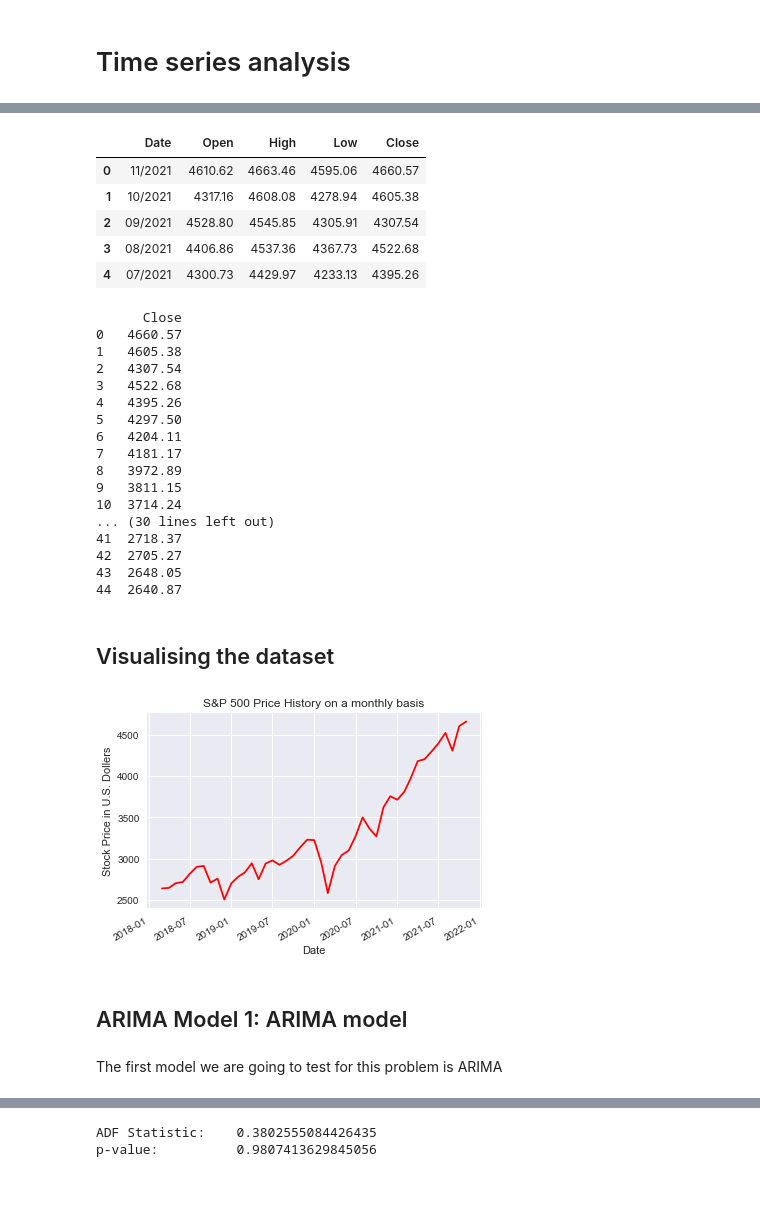
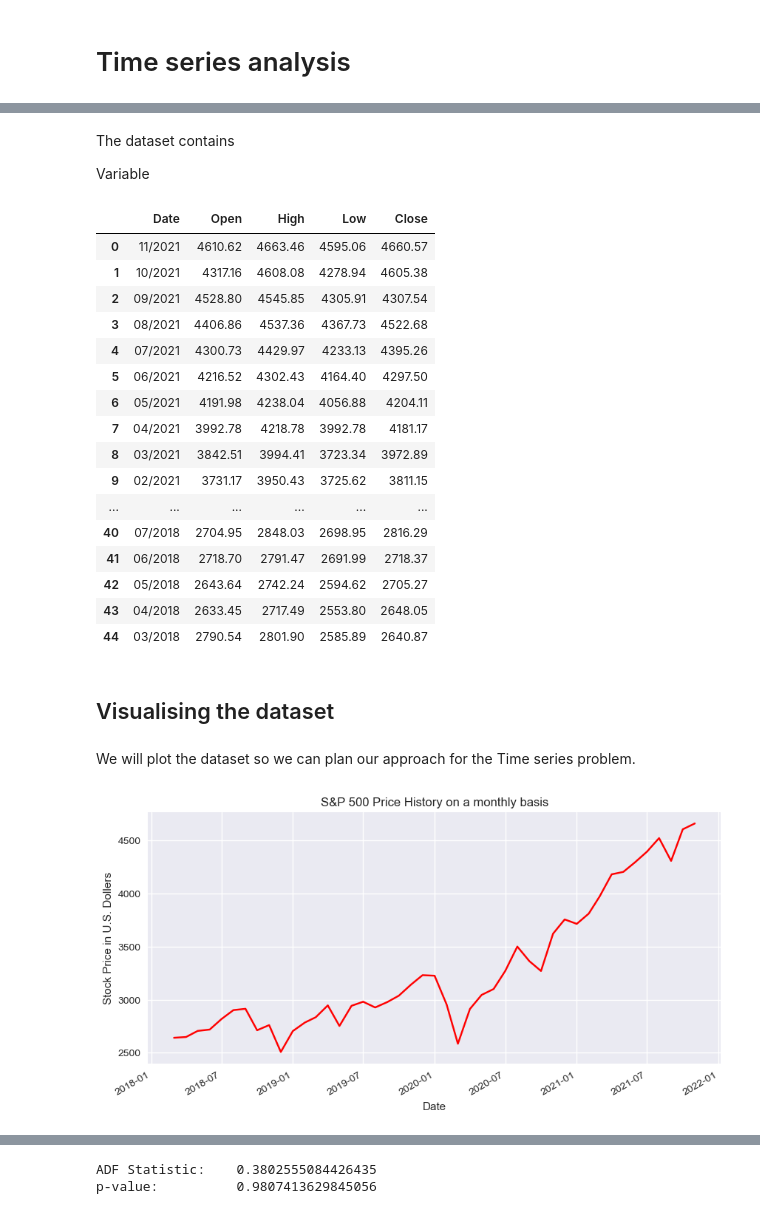
Before and after one commit to Ciaran-Carroll/college, a Jupyter notebook: Time Series Analysis.ipynb, the cells around one changed output, grey strips where cells are left out. Drawn from its saved outputs; the diff is of its cells as text; code cells hidden in the pictures; blank space fills up the shorter version.

```diff
--- a/Time Series Analysis.ipynb
+++ b/Time Series Analysis.ipynb
@@ -47,3 +43,8 @@ Variable
+# %% [markdown]
+The dataset contains
+
+
+Variable
 # %%
 ## Importing the pandas library which is useful for reading,
 ## manipulating and analysising data
@@ -54,7 +55,7 @@ import pandas as pd
 SP_500 = pd.read_csv('SaP_500_3yrs_Monthly.csv')
 
 # Shows us the first 5 Rows in the 'SP_500' Dataframe
-SP_500.head()
+SP_500.head(50)
 # %% [output]
 |  | Date | Open | High | Low | Close |
 | 0 | 11/2021 | 4610.62 | 4663.46 | 4595.06 | 4660.57 |
@@ -62,31 +63,25 @@ SP_500.head()
 | 2 | 09/2021 | 4528.80 | 4545.85 | 4305.91 | 4307.54 |
 | 3 | 08/2021 | 4406.86 | 4537.36 | 4367.73 | 4522.68 |
 | 4 | 07/2021 | 4300.73 | 4429.97 | 4233.13 | 4395.26 |
+| 5 | 06/2021 | 4216.52 | 4302.43 | 4164.40 | 4297.50 |
+| 6 | 05/2021 | 4191.98 | 4238.04 | 4056.88 | 4204.11 |
+| 7 | 04/2021 | 3992.78 | 4218.78 | 3992.78 | 4181.17 |
+| 8 | 03/2021 | 3842.51 | 3994.41 | 3723.34 | 3972.89 |
+| 9 | 02/2021 | 3731.17 | 3950.43 | 3725.62 | 3811.15 |
+| ... | ... | ... | ... | ... | ... |
+| 40 | 07/2018 | 2704.95 | 2848.03 | 2698.95 | 2816.29 |
+| 41 | 06/2018 | 2718.70 | 2791.47 | 2691.99 | 2718.37 |
+| 42 | 05/2018 | 2643.64 | 2742.24 | 2594.62 | 2705.27 |
+| 43 | 04/2018 | 2633.45 | 2717.49 | 2553.80 | 2648.05 |
+| 44 | 03/2018 | 2790.54 | 2801.90 | 2585.89 | 2640.87 |
 # %%
 ## Remove all the columns in 'SP_500' DataFrame except
 ## the 'Close' column  which is useful for plotting the data
 SP_500_Close = SP_500[['Close']].dropna()
-print(SP_500_Close)
-# %% [output]
-      Close
-0   4660.57
-1   4605.38
-2   4307.54
-3   4522.68
-4   4395.26
-5   4297.50
-6   4204.11
-7   4181.17
-8   3972.89
-9   3811.15
-10  3714.24
-... (30 lines left out)
-41  2718.37
-42  2705.27
-43  2648.05
-44  2640.87
 # %% [markdown]
 ## Visualising the dataset
+# %% [markdown]
+We will plot the dataset so we can plan our approach for the Time series problem.
 # %%
 ## Draw a plot of the S&P 50 data
 from matplotlib import pyplot as plt
@@ -109,37 +104,32 @@ Plotting_SP_500 = pd.DataFrame(SP_500, columns = ['Date', 'Close'])
 Plotting_SP_500_Profit = SP_500.iloc[:, -1].values
 Plotting_SP_500_Profit = Plotting_SP_500_Profit[::-1]
 
 ## Creates a Variable 'Plotting_SP_500_Date' which contains all the
 ## dates assosiated with the closing price in the
 ## 'Plotting_SP_500_Profit' variable created above.
 ## This new variables content also need to be reversed
 ## in order to align properly with the above variable.
 Plotting_SP_500_Date = SP_500.iloc[:, 0].values
 Plotting_SP_500_Date = Plotting_SP_500_Date[::-1]
 
 ## Converts the content in the 'Plotting_SP_500_Date' variable to
 ## datetime. This is needed for the 'autofmt_xdate()' function
 ## used to make the plot of the dataset more readable.
 Plotting_SP_500_Date = pd.to_datetime(Plotting_SP_500_Date)
 
 ## Creates a new Dateframe to store only the content needed to
 ## plot the dataset.
 Plot_for_SP_500 = pd.DataFrame(Plotting_SP_500_Profit, Plotting_SP_500_Date)
 
 ## Using the 'matplotlib' libriary to plot the dataset
-plt.figure('S&P 500 Price History')
+plt.figure(figsize=(10,5), dpi=100)
 plt.title('S&P 500 Price History on a monthly basis')
 plt.xlabel('Date')
 plt.ylabel('Stock Price in U.S. Dollers')
 plt.grid(True)
 plt.plot(Plot_for_SP_500, color = 'red')
 plt.gcf().autofmt_xdate()
 
 plt.show()
 # %% [output]
-[figure, old version]
+[figure, new version]
-# %% [markdown]
-## ARIMA Model 1: ARIMA model
-# %% [markdown]
-The first model we are going to test for this problem
-is ARIMA
```
Also changed, not shown: parts of 72 cells of this notebook, 2 other files.
